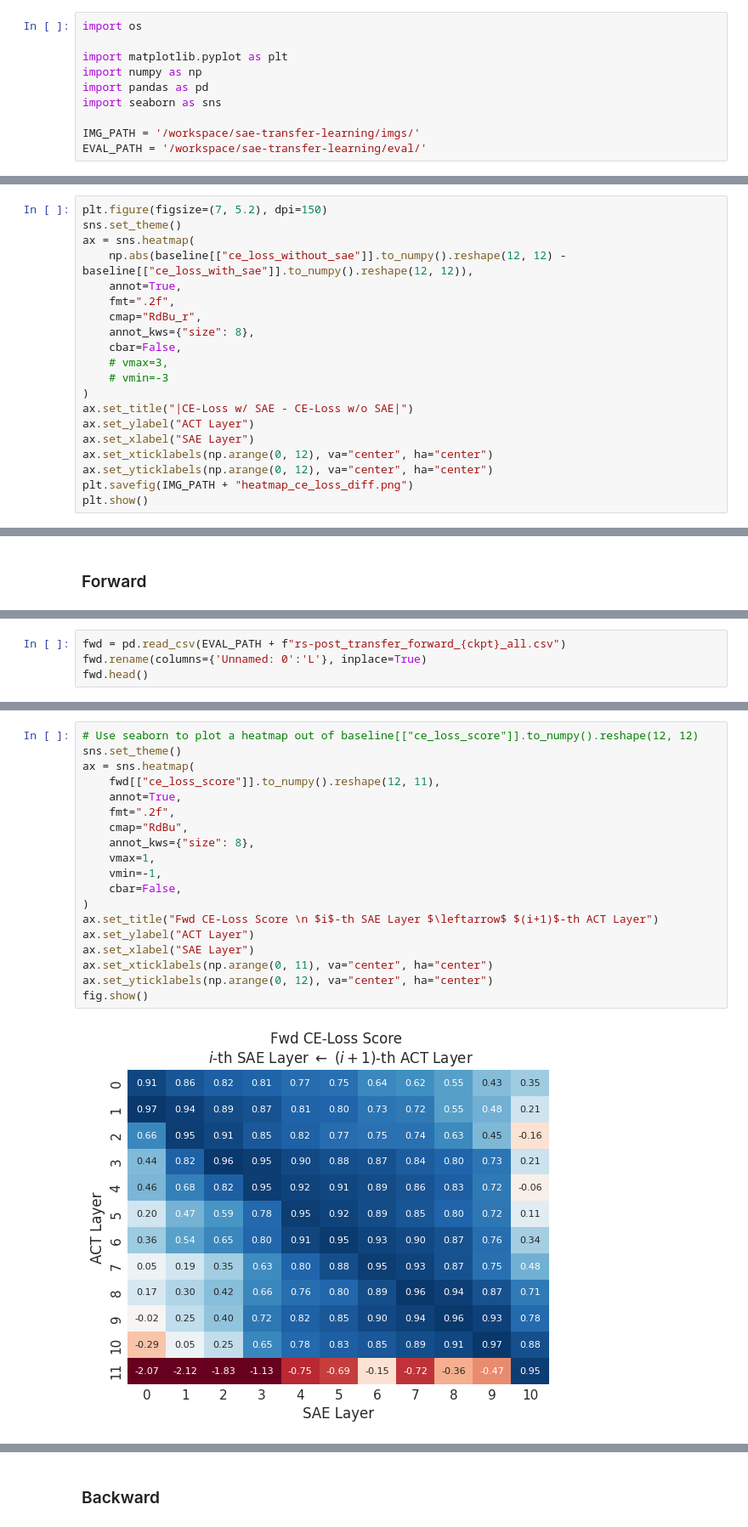
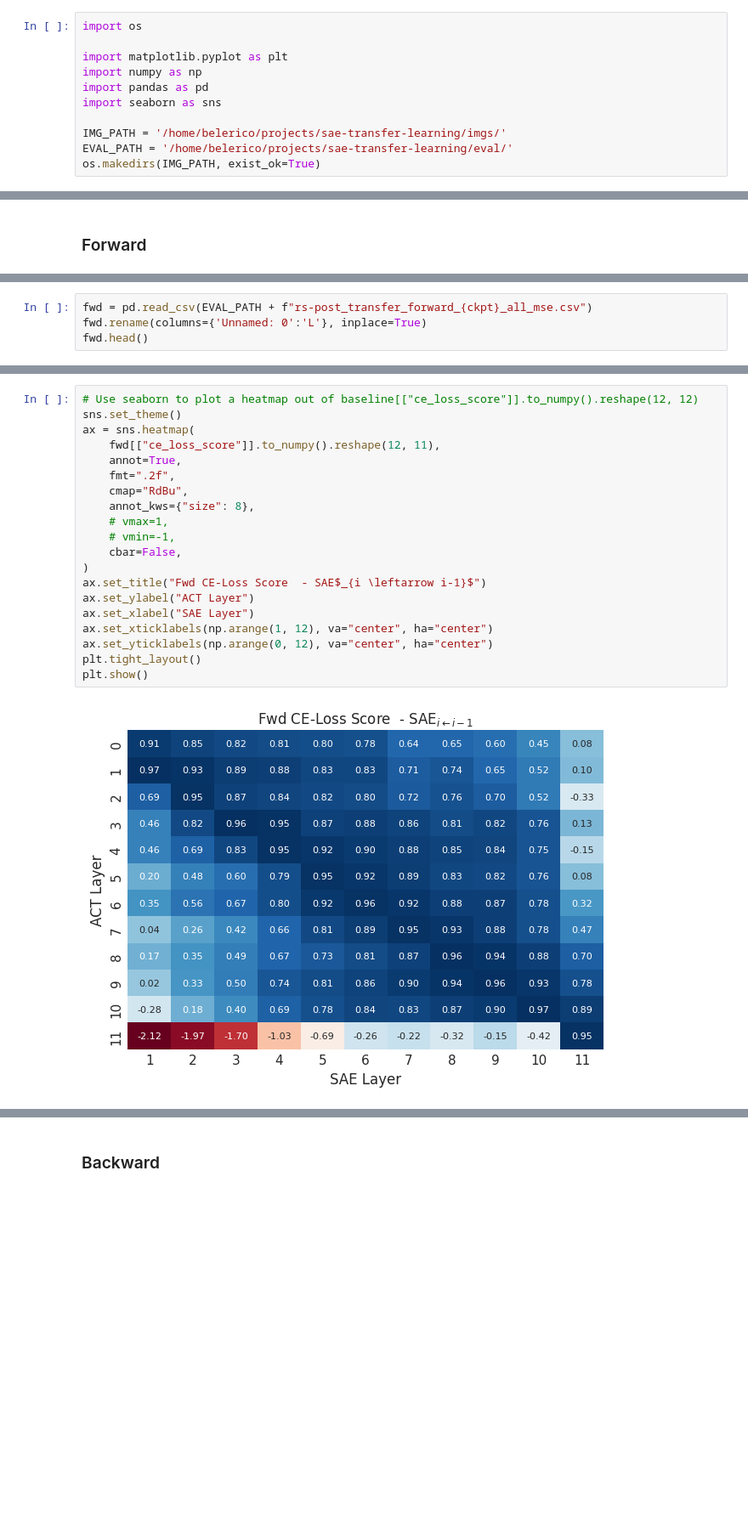
Before and after one commit to ghidav/sae-transfer-learning, a Jupyter notebook: paper_plot.ipynb, the cells around one changed output, grey strips where cells are left out. Shown at 85% size. Cells and saved outputs as stored; diff of their text form; blank space fills up the shorter version.

Commit message:
updated paper plot

```diff
--- a/paper_plot.ipynb
+++ b/paper_plot.ipynb
@@ -6,8 +6,9 @@ import numpy as np
 import pandas as pd
 import seaborn as sns
 
-IMG_PATH = '/workspace/sae-transfer-learning/imgs/'
-EVAL_PATH = '/workspace/sae-transfer-learning/eval/'
+IMG_PATH = '/home/belerico/projects/sae-transfer-learning/imgs/'
+EVAL_PATH = '/home/belerico/projects/sae-transfer-learning/eval/'
+os.makedirs(IMG_PATH, exist_ok=True)
 # %% [markdown]
 ### Baseline
 # %%
@@ -71,23 +72,3 @@ plt.savefig(IMG_PATH + "heatmap_ce_loss_score.png")
 plt.show()
 # %% [output]
 [figure]
-# %%
-plt.figure(figsize=(7, 5.2), dpi=150)
-sns.set_theme()
-ax = sns.heatmap(
-    np.abs(baseline[["ce_loss_without_sae"]].to_numpy().reshape(12, 12) - baseline[["ce_loss_with_sae"]].to_numpy().reshape(12, 12)),
-    annot=True,
-    fmt=".2f",
-    cmap="RdBu_r",
-    annot_kws={"size": 8},
-    cbar=False,
-    # vmax=3,
-    # vmin=-3
-)
-ax.set_title("|CE-Loss w/ SAE - CE-Loss w/o SAE|")
-ax.set_ylabel("ACT Layer")
-ax.set_xlabel("SAE Layer")
-ax.set_xticklabels(np.arange(0, 12), va="center", ha="center")
-ax.set_yticklabels(np.arange(0, 12), va="center", ha="center")
-plt.savefig(IMG_PATH + "heatmap_ce_loss_diff.png")
-plt.show()
@@ -170,5 +87,5 @@ ckpt = mapping['2']
 # %%
-fwd = pd.read_csv(EVAL_PATH + f"rs-post_transfer_forward_{ckpt}_all.csv")
+fwd = pd.read_csv(EVAL_PATH + f"rs-post_transfer_forward_{ckpt}_all_mse.csv")
 fwd.rename(columns={'Unnamed: 0':'L'}, inplace=True)
 fwd.head()
 # %% [output]
@@ -194,21 +111,22 @@ fwd.head()
 # %%
 # Use seaborn to plot a heatmap out of baseline[["ce_loss_score"]].to_numpy().reshape(12, 12)
 sns.set_theme()
 ax = sns.heatmap(
     fwd[["ce_loss_score"]].to_numpy().reshape(12, 11),
     annot=True,
     fmt=".2f",
     cmap="RdBu",
     annot_kws={"size": 8},
-    vmax=1,
-    vmin=-1,
+    # vmax=1,
+    # vmin=-1,
     cbar=False,
 )
-ax.set_title("Fwd CE-Loss Score \n $i$-th SAE Layer $\leftarrow$ $(i+1)$-th ACT Layer")
+ax.set_title("Fwd CE-Loss Score  - SAE$_{i \leftarrow i-1}$")
 ax.set_ylabel("ACT Layer")
 ax.set_xlabel("SAE Layer")
-ax.set_xticklabels(np.arange(0, 11), va="center", ha="center")
+ax.set_xticklabels(np.arange(1, 12), va="center", ha="center")
 ax.set_yticklabels(np.arange(0, 12), va="center", ha="center")
-fig.show()
+plt.tight_layout()
+plt.show()
 # %% [output]
-[figure, old version]
+[figure, new version]
```
Also changed, not shown: parts of 28 cells of this notebook.
